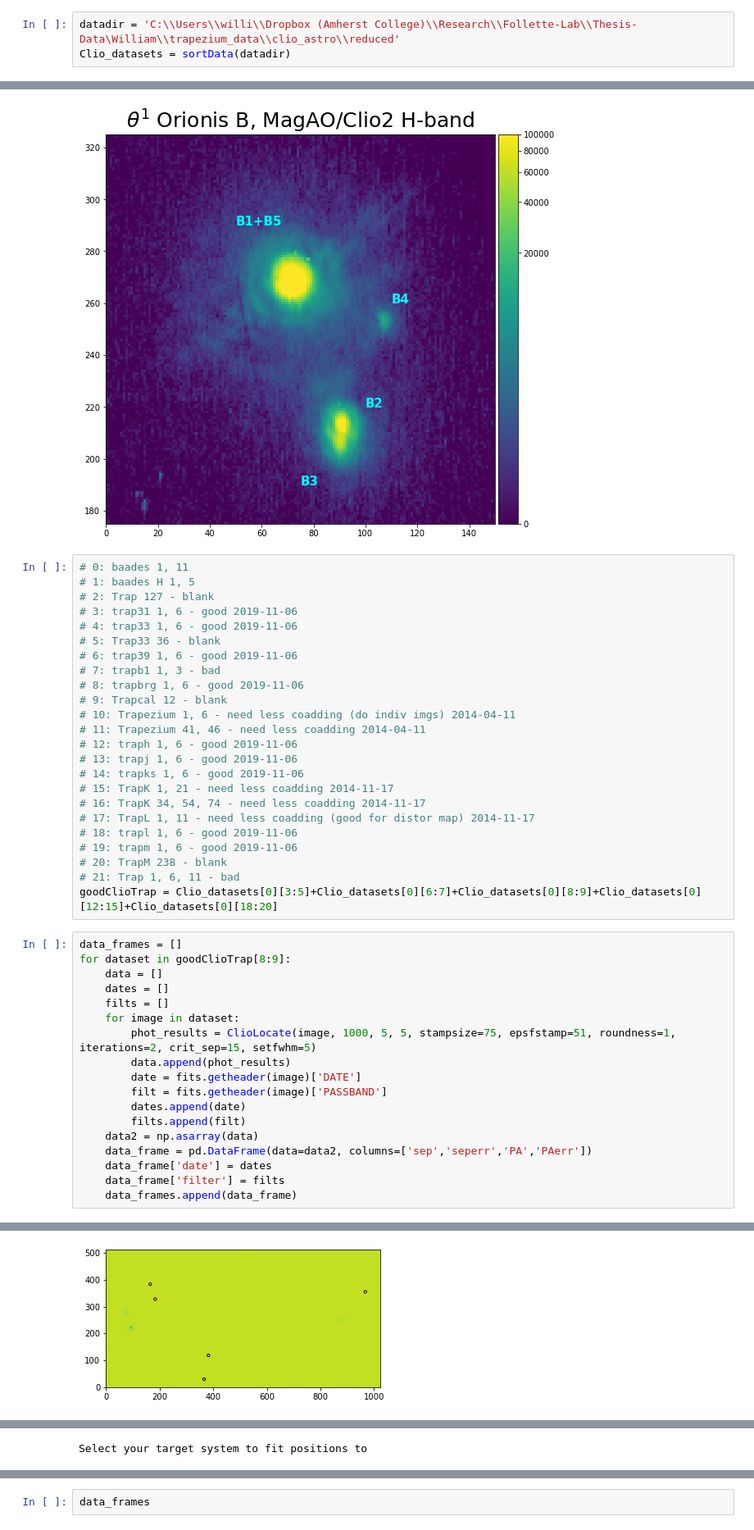
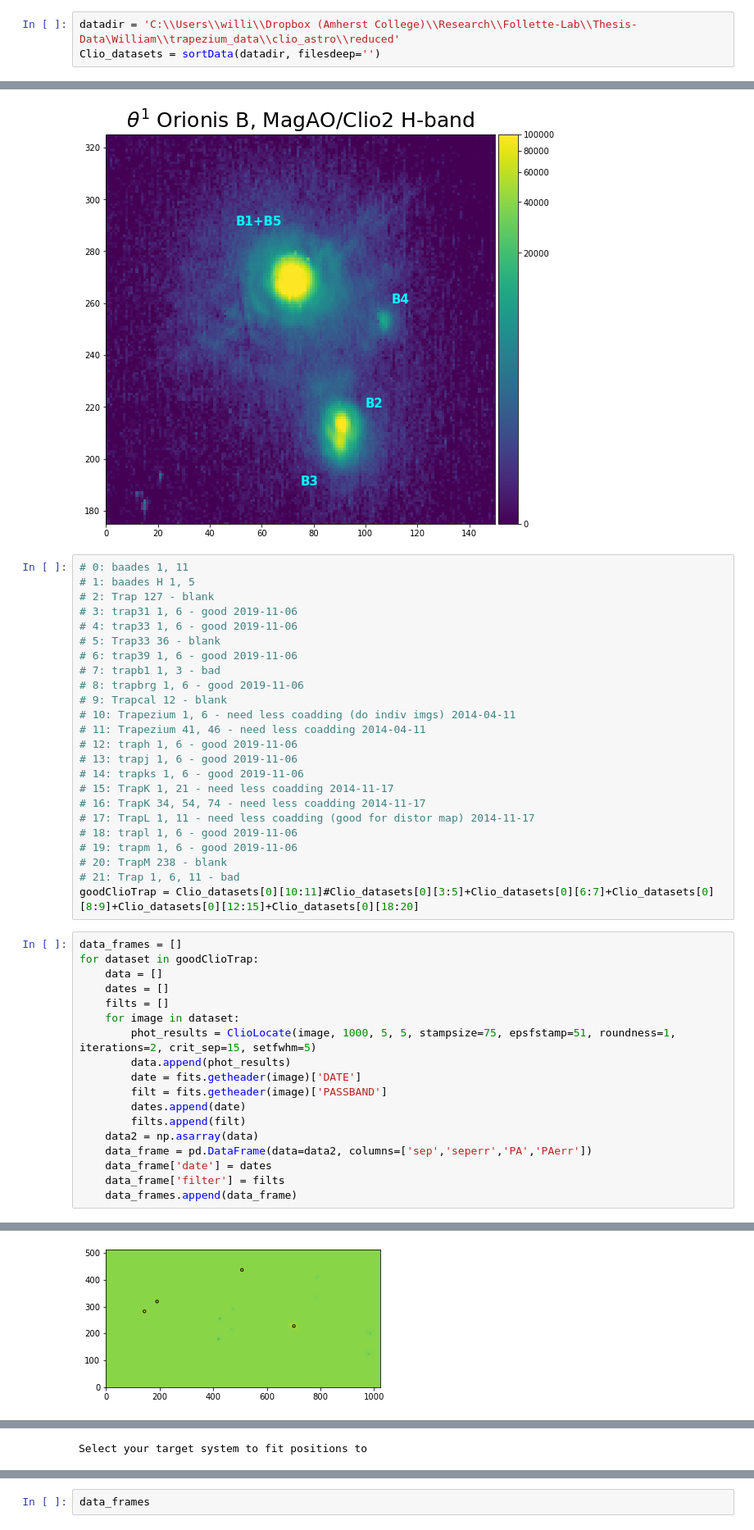
Before and after one commit to wbalmer/diskShapers, a Jupyter notebook: astroCalib/Clio_Trapezium.ipynb, the cells around one changed output, grey strips where cells are left out. Shown at 82% size. Cells and saved outputs as stored; diff of their text form.

```diff
--- a/astroCalib/Clio_Trapezium.ipynb
+++ b/astroCalib/Clio_Trapezium.ipynb
@@ -16,4 +16,4 @@ from scipy import stats
 from calibFuncs import * #sortData, starLocate, nircEPSF, calcBinDist
 # %%
 datadir = 'C:\\Users\\willi\\Dropbox (Amherst College)\\Research\\Follette-Lab\\Thesis-Data\William\\trapezium_data\\clio_astro\\reduced'
-Clio_datasets = sortData(datadir)
+Clio_datasets = sortData(datadir, filesdeep='')
@@ -62,10 +65,10 @@ plt.savefig('tet1oriB_Clio.png', dpi=150, transparent=True)
 # 19: trapm 1, 6 - good 2019-11-06
 # 20: TrapM 238 - blank
 # 21: Trap 1, 6, 11 - bad
-goodClioTrap = Clio_datasets[0][3:5]+Clio_datasets[0][6:7]+Clio_datasets[0][8:9]+Clio_datasets[0][12:15]+Clio_datasets[0][18:20]
+goodClioTrap = Clio_datasets[0][10:11]#Clio_datasets[0][3:5]+Clio_datasets[0][6:7]+Clio_datasets[0][8:9]+Clio_datasets[0][12:15]+Clio_datasets[0][18:20]
 # %%
 data_frames = []
-for dataset in goodClioTrap[8:9]:
+for dataset in goodClioTrap:
     data = []
     dates = []
     filts = []
@@ -117,2 +122,2 @@ Choose a reference star image to create a reference PSF from
-[figure, old version]
+[figure, new version]
     xcentroid          ycentroid           roundness
```
Also changed, not shown: parts of 2 cells of this notebook, 6 other files.
